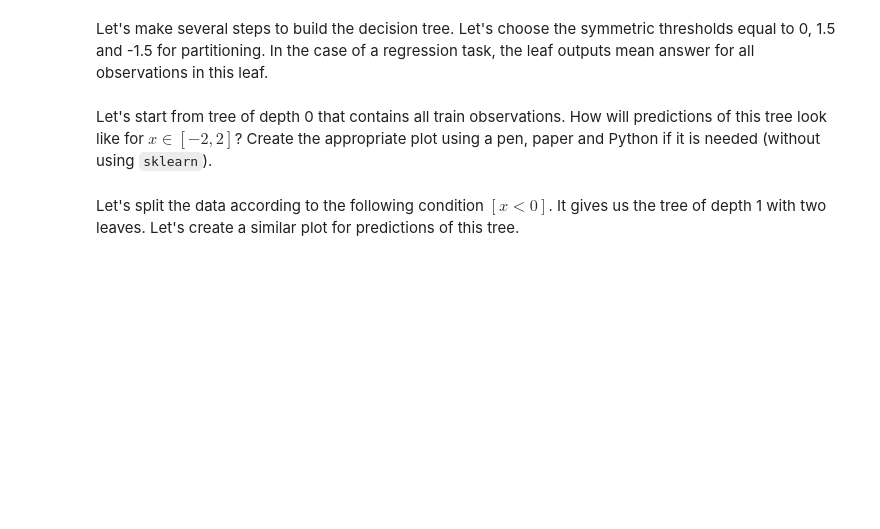
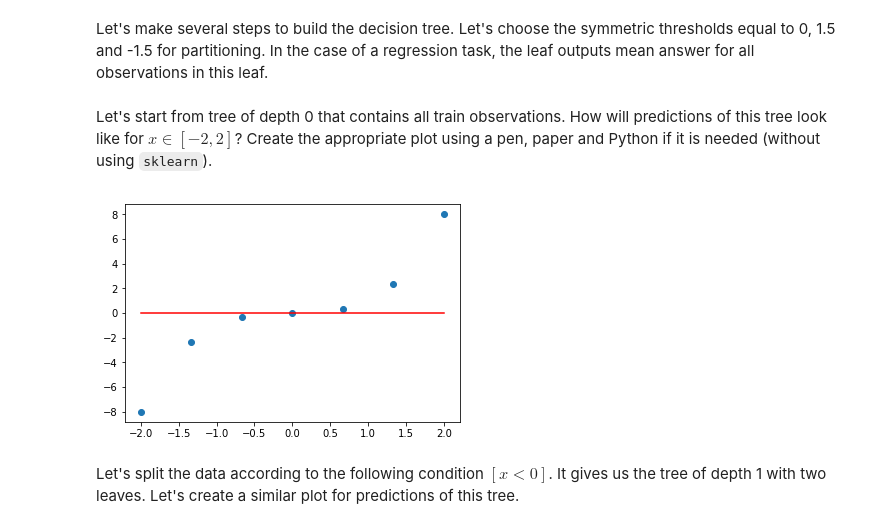
Before and after one commit to plyutik/mlcourse.ai, a Jupyter notebook: jupyter_english/assignments_fall2018/assignment3_decision_trees.ipynb, the cells around one changed output. Cells and saved outputs as stored; diff of their text form; code cells hidden in the pictures; blank space fills up the shorter version.

```diff
--- a/jupyter_english/assignments_fall2018/assignment3_decision_trees.ipynb
+++ b/jupyter_english/assignments_fall2018/assignment3_decision_trees.ipynb
@@ -48,2 +46,13 @@ Let's start from tree of depth 0 that contains all train observations. How will
+# %%
+xx = np.linspace(-2, 2, 100)
+predictions = [np.mean(y) for x in xx]
+
+X = np.linspace(-2, 2, 7)
+y = X ** 3
+
+plt.scatter(X, y);
+plt.plot(xx, predictions, c='red');
+# %% [output]
+[figure, added]
 # %% [markdown]
 Let's split the data according to the following condition $[x < 0]$. It gives us the tree of depth 1 with two leaves. Let's create a similar plot for predictions of this tree.
```
Also changed, not shown: parts of 22 cells of this notebook, 2 other files.
